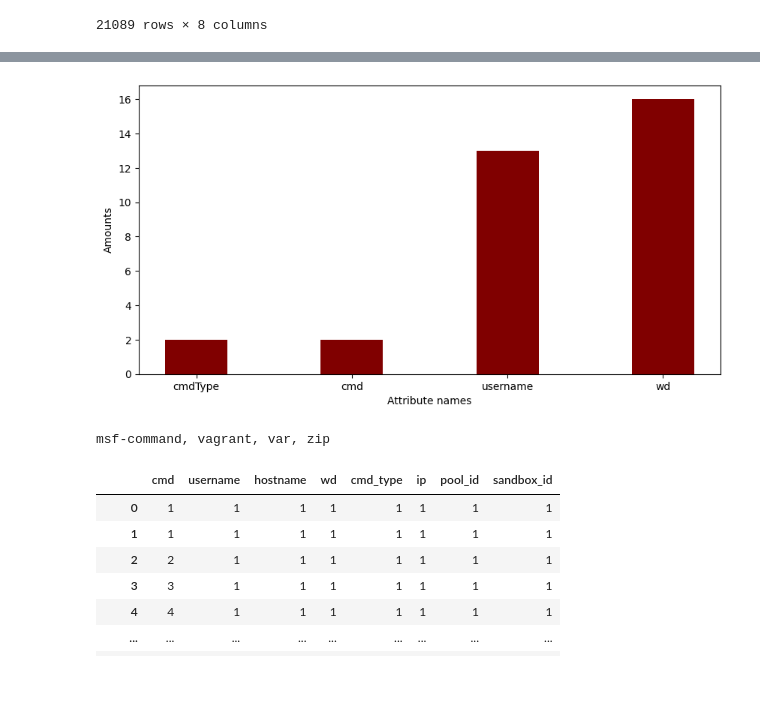
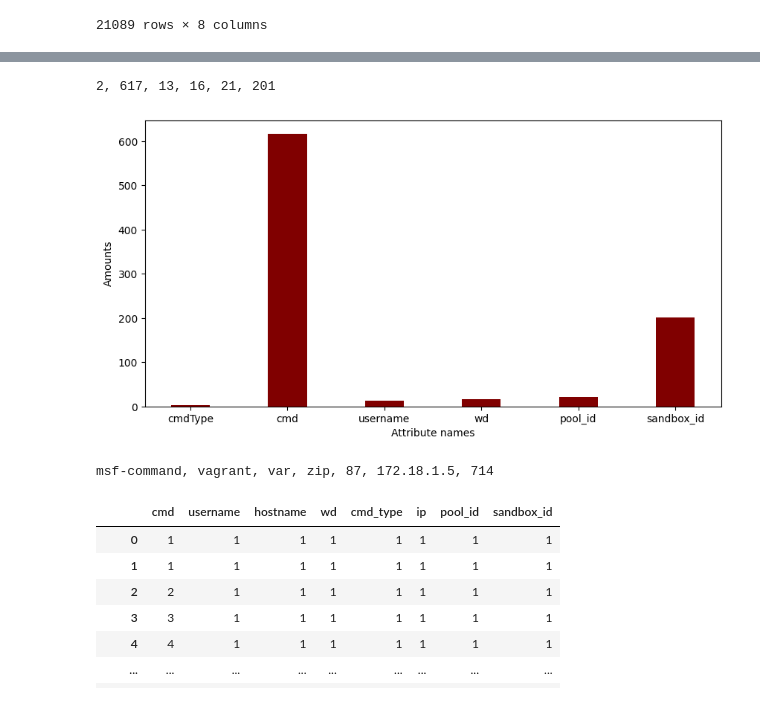
Before and after one commit to taylan32/data_mining, a Jupyter notebook: data_analysis.ipynb, the cells around one changed output, grey strips where cells are left out. Cells and saved outputs as stored; diff of their text form; code cells hidden in the pictures.

```diff
--- a/data_analysis.ipynb
+++ b/data_analysis.ipynb
@@ -13,5 +19,5 @@ import matplotlib.pyplot as plt
 # %%
-basePath = "C:\\Users\\taylan\\Desktop\\data_mining\\data"
+basePath = "C:\\Users\\taylan\\Desktop\\taylan\\data_mining\\data"
 
 files = glob.glob(basePath + "/*")
 isFirst = True
@@ -89,24 +177,35 @@ dataFrame = dataFrame[dataFrame["wd"].str.strip() != '']
 # %%
 dataFrame
 cmdTypeCount = len(dataFrame["cmd_type"].value_counts())
 cmdCount = len(dataFrame["cmd"].value_counts())
 usernameCount = len(dataFrame["username"].value_counts())
 wdCount = len(dataFrame["wd"].value_counts())
+poolIdCount = len(dataFrame["pool_id"].value_counts())
+sandBoxIdCount = len(dataFrame["sandbox_id"].value_counts())
+
+print(cmdTypeCount, cmdCount,usernameCount,wdCount,poolIdCount,sandBoxIdCount, sep=", ")
 
 plt.figure(figsize=(10,5))
-plt.bar(["cmdType", "cmd", "username", "wd"], [cmdTypeCount, cmdTypeCount, usernameCount, wdCount], color= "maroon" ,width=0.4)
+plt.bar(["cmdType", "cmd", "username", "wd", "pool_id", "sandbox_id"], [cmdTypeCount, cmdCount, usernameCount, wdCount, poolIdCount, sandBoxIdCount], color= "maroon" ,width=0.4)
 plt.xlabel("Attribute names")
 plt.ylabel("Amounts")
 plt.show()
 # %% [output]
+2, 617, 13, 16, 21, 201
-[figure, old version]
+[figure, new version]
 # %%
-print(dataFrame["cmd_type"].max(),
-dataFrame["username"].max(),
-dataFrame["wd"].max(),
-dataFrame["cmd"].max(), sep=", ")
+print(
+    dataFrame["cmd_type"].max(),
+    dataFrame["username"].max(),
+    dataFrame["wd"].max(),
+    dataFrame["cmd"].max(),
+    dataFrame["pool_id"].max(),
+    dataFrame["ip"].max(),
+    dataFrame["sandbox_id"].max(),
+    sep=", "
+)
 # %% [output]
-msf-command, vagrant, var, zip
+msf-command, vagrant, var, zip, 87, 172.18.1.5, 714
 # %%
 newDataFrame = pd.DataFrame()
 newDataFrame["cmd"] = pd.factorize(dataFrame["cmd"])[0] + 1
```
Also changed, not shown: parts of 21 cells of this notebook.
